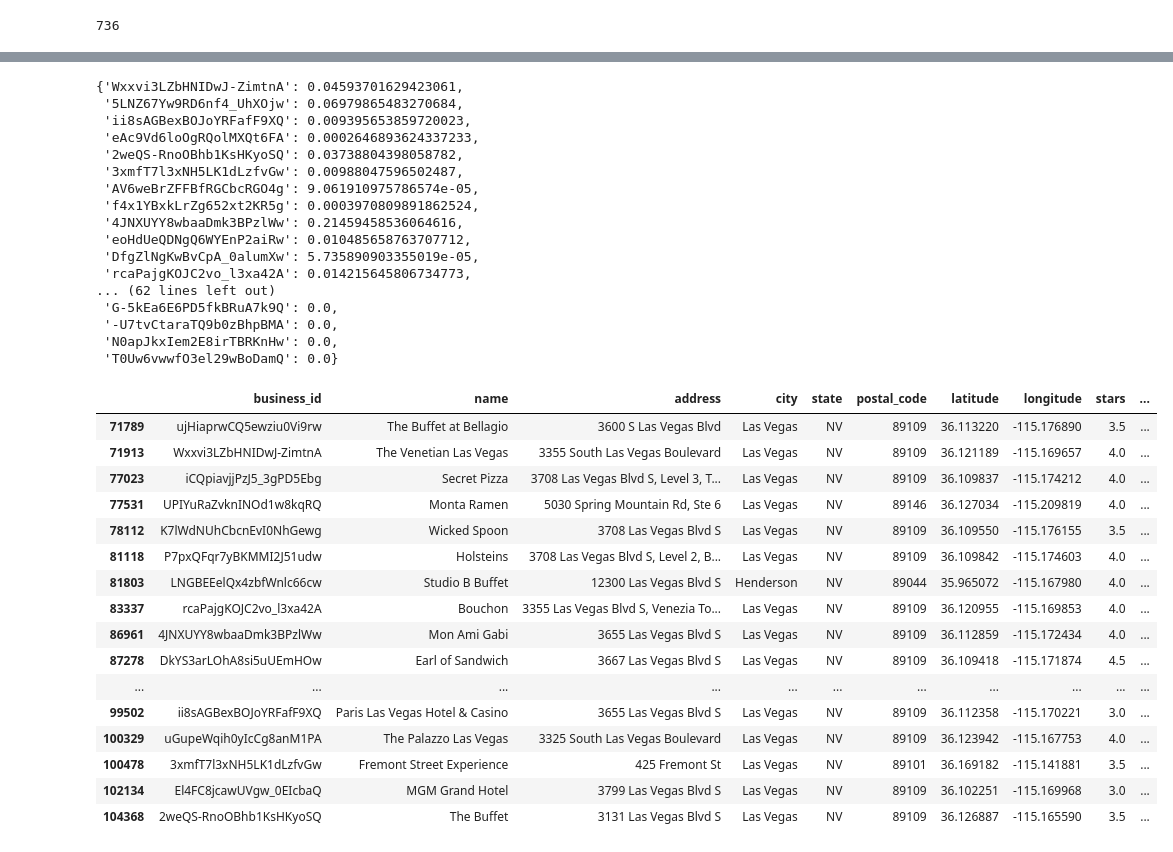
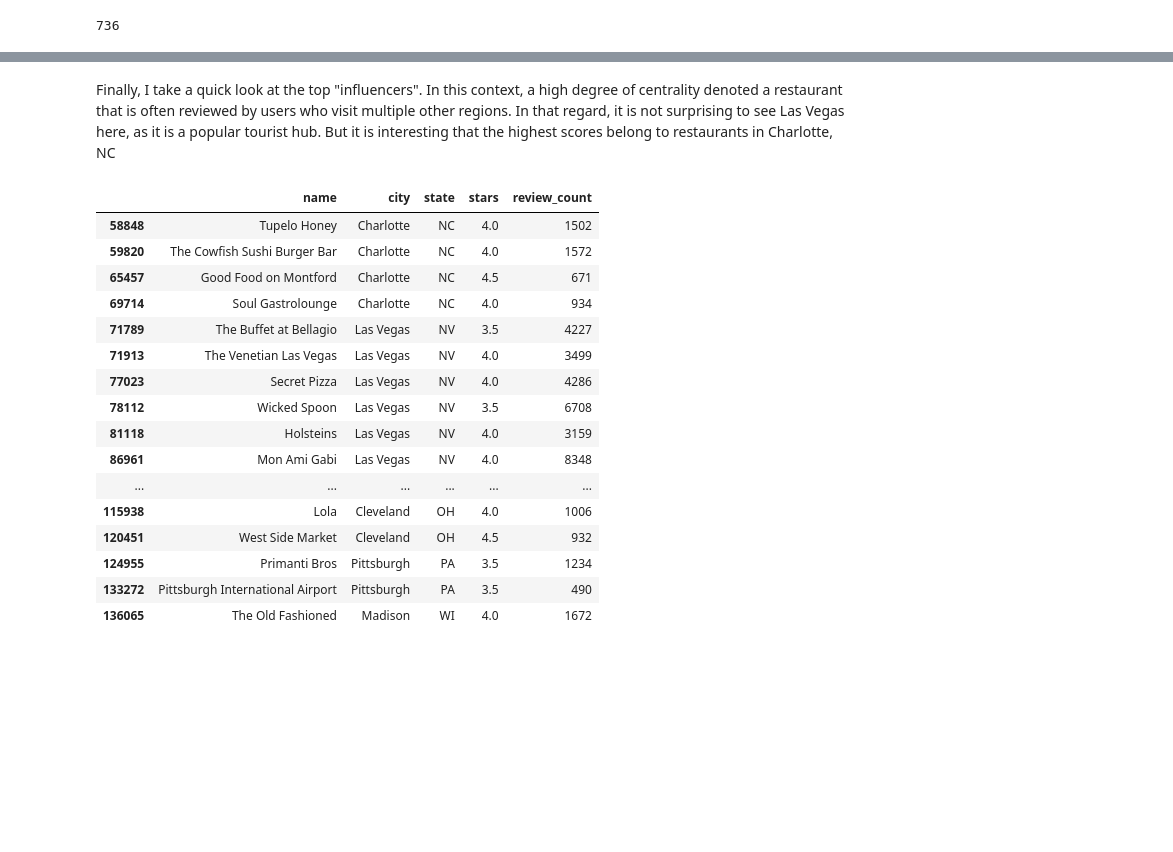
Before and after one commit to SamCD/DATA620, a Jupyter notebook: FinalProject.ipynb, the cells around one changed output, grey strips where cells are left out. Cells and saved outputs as stored; diff of their text form; code cells hidden in the pictures; blank space fills up the shorter version.

```diff
--- a/FinalProject.ipynb
+++ b/FinalProject.ipynb
@@ -411,7 +434,9 @@ plt.hist(bweights)
 # %%
+bnet_trim=trim_edges(bNet, weight=7.5)
+
 btwn = nx.betweenness_centrality(bnet_trim)
 sizes = [btwn[i]*10000 for i in bnet_trim.nodes]
-state_dict = busDF[['business_id','state']].set_index('business_id')[['state']].T.apply(tuple).to_dict()
-labels = [state_dict[biz] for biz in state_dict.keys()]
+state_dict = busDF[['business_id','state']].set_index('business_id')[['state']].to_dict()#.T.apply(tuple)
+labels = [state_dict['state'][biz] for biz in state_dict['state'].keys()]
 # %%
 fig, ax = plt.subplots(1, 1, figsize=(20, 20))
@@ -431,4 +456,0 @@ ax.set_axis_off()
-# %%
-for i in g.nodes():
-    #cities[i] = g.node[i]['city']
-    print(g[i])
@@ -504,45 +457,35 @@ nx.draw_networkx(bnet_trim
-# %%
-btwn
-# %% [output]
-{'Wxxvi3LZbHNIDwJ-ZimtnA': 0.04593701629423061,
- '5LNZ67Yw9RD6nf4_UhXOjw': 0.06979865483270684,
- 'ii8sAGBexBOJoYRFafF9XQ': 0.009395653859720023,
- 'eAc9Vd6loOgRQolMXQt6FA': 0.0002646893624337233,
- '2weQS-RnoOBhb1KsHKyoSQ': 0.03738804398058782,
- '3xmfT7l3xNH5LK1dLzfvGw': 0.00988047596502487,
- 'AV6weBrZFFBfRGCbcRGO4g': 9.061910975786574e-05,
- 'f4x1YBxkLrZg652xt2KR5g': 0.0003970809891862524,
- '4JNXUYY8wbaaDmk3BPzlWw': 0.21459458536064616,
- 'eoHdUeQDNgQ6WYEnP2aiRw': 0.010485658763707712,
- 'DfgZlNgKwBvCpA_0alumXw': 5.735890903355019e-05,
- 'rcaPajgKOJC2vo_l3xa42A': 0.014215645806734773,
-... (62 lines left out)
- 'G-5kEa6E6PD5fkBRuA7k9Q': 0.0,
- '-U7tvCtaraTQ9b0zBhpBMA': 0.0,
- 'N0apJkxIem2E8irTBRKnHw': 0.0,
- 'T0Uw6vwwfO3el29wBoDamQ': 0.0}
+# %% [markdown]
+Finally, I take a quick look at the top "influencers". In this context, a high degree of centrality denoted a restaurant that is often reviewed by users who visit multiple other regions. In that regard, it is not surprising to see Las Vegas here, as it is a popular tourist hub. But it is interesting that the highest scores belong to restaurants in Charlotte, NC
 # %%
 #top connected businesses could be interpreted as "tourist" centers, in that they represent places of business which are
 #reviews by patrons who review/patronize other businesses (presumably in other areas)
 top_biz = []
 for i in sorted_map(btwn)[:20]:
     top_biz.append(i[0])
-busDF[busDF['business_id'].isin(top_biz)]
+busDF[busDF['business_id'].isin(top_biz)][
+    [
+        'name'
+        ,'city'
+        ,'state'
+        ,'stars'
+        ,'review_count'
+    ]
+]
 # %% [output]
-|  | business_id | name | address | city | state | postal_code | latitude | longitude | stars | ... |
-| 71789 | ujHiaprwCQ5ewziu0Vi9rw | The Buffet at Bellagio | 3600 S Las Vegas Blvd | Las Vegas | NV | 89109 | 36.113220 | -115.176890 | 3.5 | ... |
-| 71913 | Wxxvi3LZbHNIDwJ-ZimtnA | The Venetian Las Vegas | 3355 South Las Vegas Boulevard | Las Vegas | NV | 89109 | 36.121189 | -115.169657 | 4.0 | ... |
-| 77023 | iCQpiavjjPzJ5_3gPD5Ebg | Secret Pizza | 3708 Las Vegas Blvd S, Level 3, T... | Las Vegas | NV | 89109 | 36.109837 | -115.174212 | 4.0 | ... |
-| 77531 | UPIYuRaZvknINOd1w8kqRQ | Monta Ramen | 5030 Spring Mountain Rd, Ste 6 | Las Vegas | NV | 89146 | 36.127034 | -115.209819 | 4.0 | ... |
-| 78112 | K7lWdNUhCbcnEvI0NhGewg | Wicked Spoon | 3708 Las Vegas Blvd S | Las Vegas | NV | 89109 | 36.109550 | -115.176155 | 3.5 | ... |
-| 81118 | P7pxQFqr7yBKMMI2J51udw | Holsteins | 3708 Las Vegas Blvd S, Level 2, B... | Las Vegas | NV | 89109 | 36.109842 | -115.174603 | 4.0 | ... |
-| 81803 | LNGBEEelQx4zbfWnlc66cw | Studio B Buffet | 12300 Las Vegas Blvd S | Henderson | NV | 89044 | 35.965072 | -115.167980 | 4.0 | ... |
-| 83337 | rcaPajgKOJC2vo_l3xa42A | Bouchon | 3355 Las Vegas Blvd S, Venezia To... | Las Vegas | NV | 89109 | 36.120955 | -115.169853 | 4.0 | ... |
-| 86961 | 4JNXUYY8wbaaDmk3BPzlWw | Mon Ami Gabi | 3655 Las Vegas Blvd S | Las Vegas | NV | 89109 | 36.112859 | -115.172434 | 4.0 | ... |
-| 87278 | DkYS3arLOhA8si5uUEmHOw | Earl of Sandwich | 3667 Las Vegas Blvd S | Las Vegas | NV | 89109 | 36.109418 | -115.171874 | 4.5 | ... |
-| ... | ... | ... | ... | ... | ... | ... | ... | ... | ... | ... |
-| 99502 | ii8sAGBexBOJoYRFafF9XQ | Paris Las Vegas Hotel & Casino | 3655 Las Vegas Blvd S | Las Vegas | NV | 89109 | 36.112358 | -115.170221 | 3.0 | ... |
-| 100329 | uGupeWqih0yIcCg8anM1PA | The Palazzo Las Vegas | 3325 South Las Vegas Boulevard | Las Vegas | NV | 89109 | 36.123942 | -115.167753 | 4.0 | ... |
-| 100478 | 3xmfT7l3xNH5LK1dLzfvGw | Fremont Street Experience | 425 Fremont St | Las Vegas | NV | 89101 | 36.169182 | -115.141881 | 3.5 | ... |
-| 102134 | El4FC8jcawUVgw_0EIcbaQ | MGM Grand Hotel | 3799 Las Vegas Blvd S | Las Vegas | NV | 89109 | 36.102251 | -115.169968 | 3.0 | ... |
-| 104368 | 2weQS-RnoOBhb1KsHKyoSQ | The Buffet | 3131 Las Vegas Blvd S | Las Vegas | NV | 89109 | 36.126887 | -115.165590 | 3.5 | ... |
+|  | name | city | state | stars | review_count |
+| 58848 | Tupelo Honey | Charlotte | NC | 4.0 | 1502 |
+| 59820 | The Cowfish Sushi Burger Bar | Charlotte | NC | 4.0 | 1572 |
+| 65457 | Good Food on Montford | Charlotte | NC | 4.5 | 671 |
+| 69714 | Soul Gastrolounge | Charlotte | NC | 4.0 | 934 |
+| 71789 | The Buffet at Bellagio | Las Vegas | NV | 3.5 | 4227 |
+| 71913 | The Venetian Las Vegas | Las Vegas | NV | 4.0 | 3499 |
+| 77023 | Secret Pizza | Las Vegas | NV | 4.0 | 4286 |
+| 78112 | Wicked Spoon | Las Vegas | NV | 3.5 | 6708 |
+| 81118 | Holsteins | Las Vegas | NV | 4.0 | 3159 |
+| 86961 | Mon Ami Gabi | Las Vegas | NV | 4.0 | 8348 |
+| ... | ... | ... | ... | ... | ... |
+| 115938 | Lola | Cleveland | OH | 4.0 | 1006 |
+| 120451 | West Side Market | Cleveland | OH | 4.5 | 932 |
+| 124955 | Primanti Bros | Pittsburgh | PA | 3.5 | 1234 |
+| 133272 | Pittsburgh International Airport | Pittsburgh | PA | 3.5 | 490 |
+| 136065 | The Old Fashioned | Madison | WI | 4.0 | 1672 |
```
Also changed, not shown: parts of 22 cells of this notebook.
